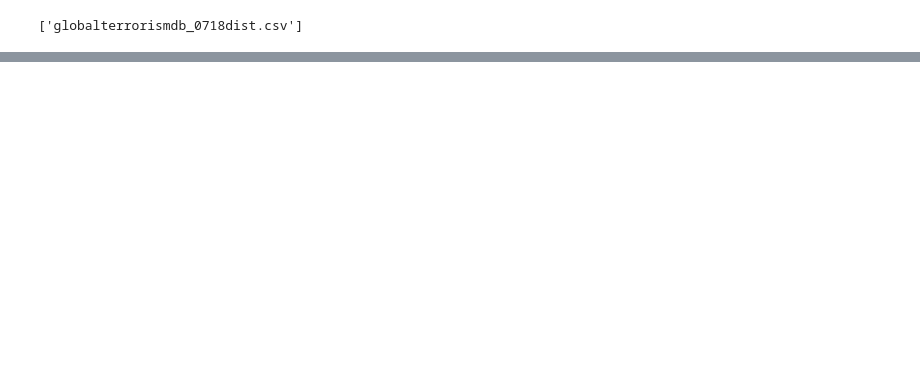
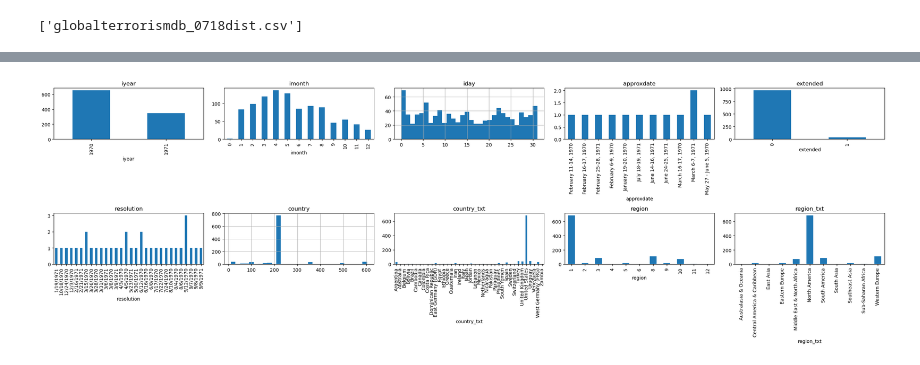
Before and after one commit to lmsobhani/GlobalTerrorism, a Jupyter notebook: TerrorSandbox.ipynb, the cells around one changed output, grey strips where cells are left out. Cells and saved outputs as stored; diff of their text form; code cells hidden in the pictures; blank space fills up the shorter version.

```diff
--- a/TerrorSandbox.ipynb
+++ b/TerrorSandbox.ipynb
@@ -85,0 +178,4 @@ def plotScatterMatrix(df, plotSize, textSize):
+# %%
+plotPerColumnDistribution(df1, 10, 5)
+# %% [output]
+[figure, added]
```
Also changed, not shown: parts of 6 cells of this notebook.
